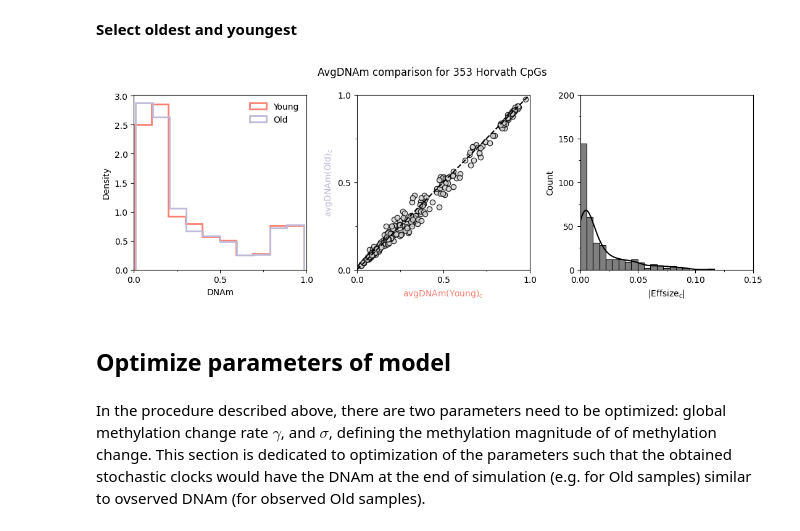
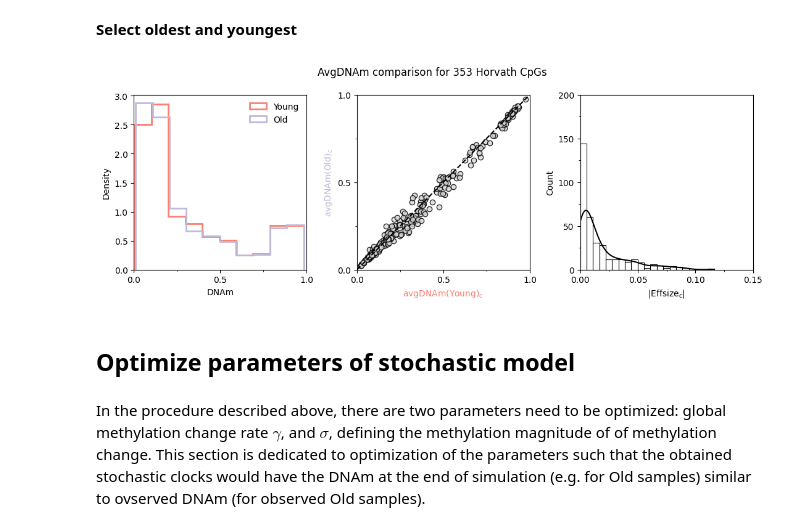
Before and after one commit to ombystoma-young/stochastic-component-epigen-proj, a Jupyter notebook: main.ipynb, the cells around one changed output. Saved outputs shown, nothing was run; the diff lists cells and outputs as text; code cells hidden in the pictures.

```diff
--- a/main.ipynb
+++ b/main.ipynb
@@ -28,9 +28,9 @@ from sklearn.linear_model import ElasticNet, ElasticNetCV
 plt.rcParams["figure.figsize"] = (4, 4)
 
 DATA_FOLDER = 'data'
-RANDOMSTATE = 42
+FIGURES_FOLDER = 'pics'
 # %%
-colors = ['#bebada', '#fb8072', '#80b1d', 'black', '#d9d9d9']
+colors = ['#bebada', '#fb8072', '#80b1d3', 'black', '#d9d9d9']
 # %% [markdown]
 ## Modelling single-cell one site DNAm state
 # %% [markdown]
@@ -267,39 +267,41 @@ ax[0].set_xlabel('DNAm')
 ax[0].set_ylabel('Density')
 ax[0].set_xticks(np.arange(0, 1.01, 0.5))
 ax[0].set_xticks(np.arange(0, 1.01, 0.25), minor=True)
 ax[0].set_xlim(0, 1)
 ax[0].legend(frameon=False)
 
 
 ax[1].scatter(young_dnam_avg, old_dnam_avg, color=colors[-1], edgecolors=colors[-2], alpha=0.8)
 ax[1].plot([0, 1], [0, 1], ls="--", color=colors[-2])
 ax[1].set_xlabel('avgDNAm(Young)$_c$', color=colors[1])
 ax[1].set_ylabel('avgDNAm(Old)$_c$', color=colors[0])
 ax[1].set_xticks(np.arange(0, 1.01, 0.5))
 ax[1].set_xticks(np.arange(0, 1.01, 0.25), minor=True)
 ax[1].set_yticks(np.arange(0, 1.01, 0.5))
 ax[1].set_yticks(np.arange(0, 1.01, 0.25), minor=True)
 ax[1].set_xlim(0, 1)
 ax[1].set_ylim(0, 1)
 
 
-sns.histplot(effect_sizes.abs(), ax=ax[2], color=colors[-2],
-             alpha=0.5, kde=True)
+sns.histplot(effect_sizes.abs(), color=colors[-2],
+             fill=False,
+             kde=True,
+             ax=ax[2])
 ax[2].set_xlabel('|Effsize$_c$|')
 ax[2].set_xticks(np.arange(0, 0.21, 0.05))
 ax[2].set_xticks(np.arange(0, 0.21, 0.025), minor=True)
 ax[2].set_yticks(np.arange(0, 201, 50))
 ax[2].set_yticks(np.arange(0, 201, 25), minor=True)
 ax[2].set_xlim(0, 0.15)
 ax[2].set_ylim(0, 200)
 
 plt.suptitle('AvgDNAm comparison for 353 Horvath CpGs')
 plt.tight_layout()
-plt.show()
+plt.savefig(os.path.join(FIGURES_FOLDER, '2_2_dnam_characteristics.png'), dpi=300, bbox_inches='tight')
 # %% [output]
-[figure, old version]
+[figure, new version]
 # %% [markdown]
-## Optimize parameters of model
+## Optimize parameters of stochastic model
 # %% [markdown]
 In the procedure described above, there are two parameters need to be optimized: global methylation change rate $\gamma$, and $\sigma$, defining the methylation magnitude of of methylation change.
 This section is dedicated to optimization of the parameters such that the obtained stochastic clocks would have the DNAm at the end of simulation (e.g. for Old samples) similar to ovserved DNAm (for observed Old samples).
```
Also changed, not shown: parts of 39 cells of this notebook, 15 other files.
